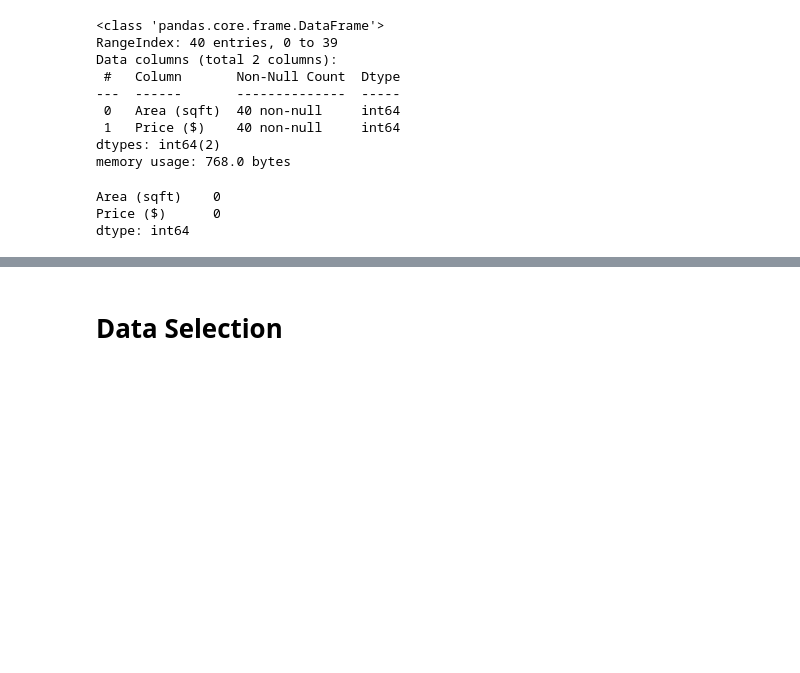
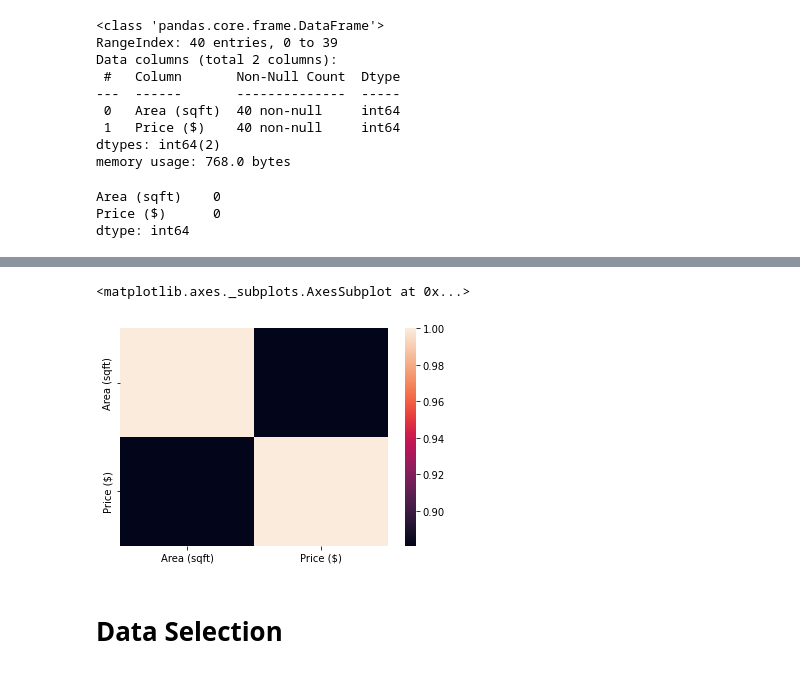
Before and after one commit to coderanandmaurya/Linear-Regression, a Jupyter notebook: linear_regression.ipynb, the cells around one changed output, grey strips where cells are left out. Drawn from its saved outputs; the diff is of its cells as text; code cells hidden in the pictures; blank space fills up the shorter version.

```diff
--- a/linear_regression.ipynb
+++ b/linear_regression.ipynb
@@ -49,3 +54,8 @@ dtype: int64
+# %%
+sns.heatmap(data.corr())
+# %% [output]
+<matplotlib.axes._subplots.AxesSubplot at 0x...>
+[figure, added]
 # %% [markdown]
 # **Data Selection**
 # %%
```
Also changed, not shown: parts of 4 cells of this notebook.
